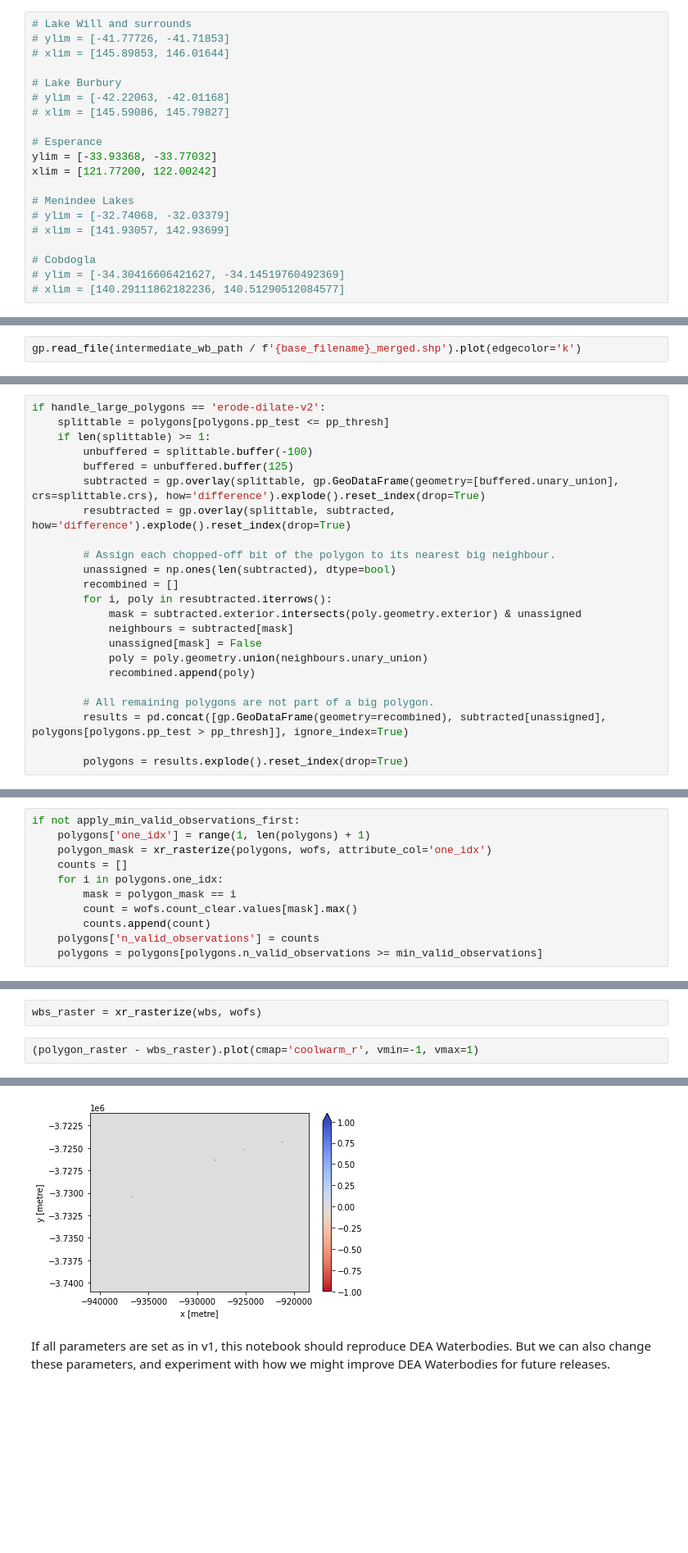
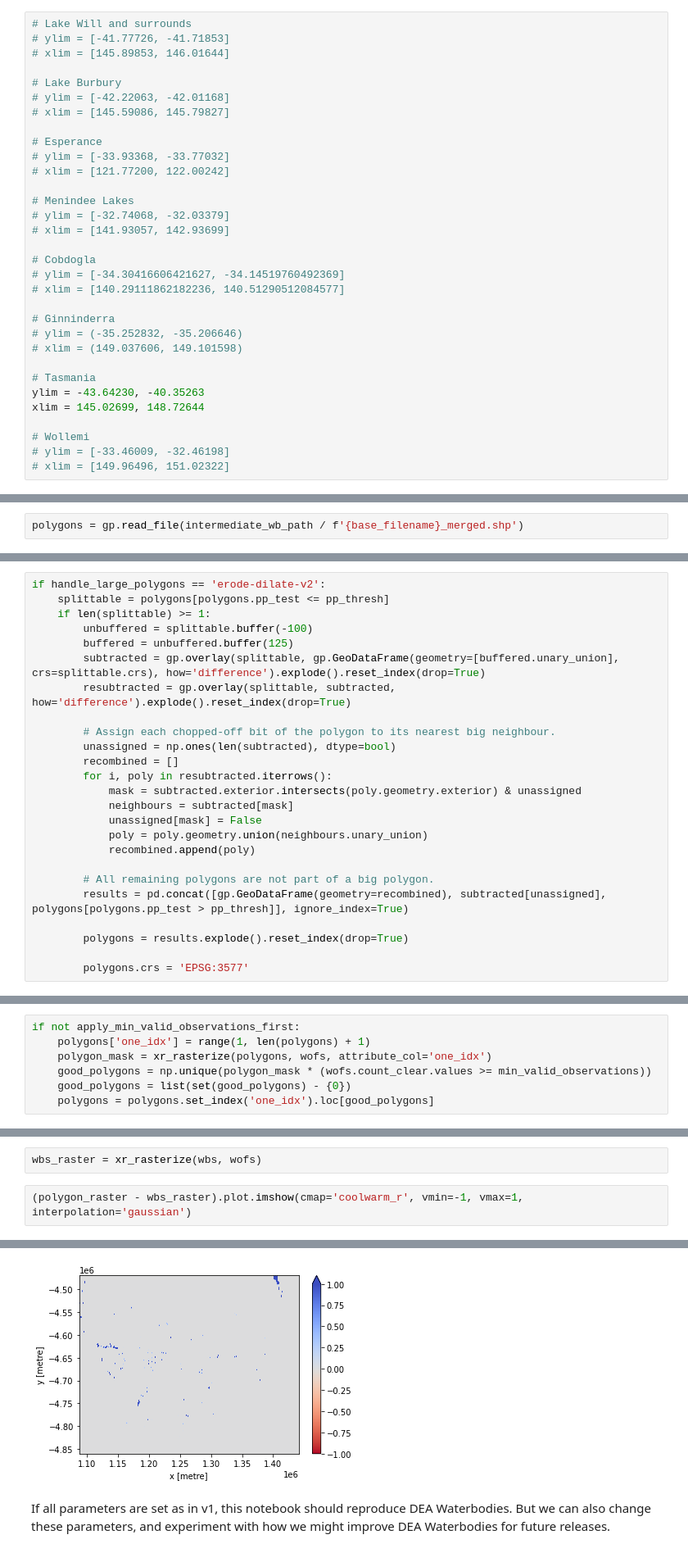
Before and after one commit to GeoscienceAustralia/dea-waterbodies, a Jupyter notebook: WaterbodyPolygons.ipynb, the cells around one changed output, grey strips where cells are left out. Shown at 82% size. Cells and saved outputs as stored; diff of their text form; blank space fills up the shorter version.

Commit message:
Subpixel polygons

```diff
--- a/WaterbodyPolygons.ipynb
+++ b/WaterbodyPolygons.ipynb
@@ -160,8 +191,8 @@ pp_thresh = 0.005
 # xlim = [145.59086, 145.79827]
 
 # Esperance
-ylim = [-33.93368, -33.77032]
-xlim = [121.77200, 122.00242]
+# ylim = [-33.93368, -33.77032]
+# xlim = [121.77200, 122.00242]
 
 # Menindee Lakes
 # ylim = [-32.74068, -32.03379]
@@ -170,6 +201,18 @@ xlim = [121.77200, 122.00242]
 # Cobdogla
 # ylim = [-34.30416606421627, -34.14519760492369]
 # xlim = [140.29111862182236, 140.51290512084577]
+
+# Ginninderra
+# ylim = (-35.252832, -35.206646)
+# xlim = (149.037606, 149.101598)
+
+# Tasmania
+ylim = -43.64230, -40.35263
+xlim = 145.02699, 148.72644
+
+# Wollemi
+# ylim = [-33.46009, -32.46198]
+# xlim = [149.96496, 151.02322]
 # %% [markdown]
 ### Output filename
 
@@ -373,4 +451,4 @@ polygons.to_file(intermediate_wb_path / f'{base_filename}_merged.geojson', drive
 # %% [markdown]
 We now have the 5% extent for all polygons detected at a 10% level:
 # %%
-gp.read_file(intermediate_wb_path / f'{base_filename}_merged.shp').plot(edgecolor='k')
+polygons = gp.read_file(intermediate_wb_path / f'{base_filename}_merged.shp')
@@ -452,6 +532,8 @@ if handle_large_polygons == 'erode-dilate-v2':
         results = pd.concat([gp.GeoDataFrame(geometry=recombined), subtracted[unassigned], polygons[polygons.pp_test > pp_thresh]], ignore_index=True)
 
         polygons = results.explode().reset_index(drop=True)
+
+        polygons.crs = 'EPSG:3577'
 # %%
 if handle_large_polygons == 'nothing':
     print('Not splitting large polygons')
@@ -469,13 +551,9 @@ Similar to how we applied the ocean mask, we will now remove all polygons that d
 if not apply_min_valid_observations_first:
     polygons['one_idx'] = range(1, len(polygons) + 1)
     polygon_mask = xr_rasterize(polygons, wofs, attribute_col='one_idx')
-    counts = []
-    for i in polygons.one_idx:
-        mask = polygon_mask == i
-        count = wofs.count_clear.values[mask].max()
-        counts.append(count)
-    polygons['n_valid_observations'] = counts
-    polygons = polygons[polygons.n_valid_observations >= min_valid_observations]
+    good_polygons = np.unique(polygon_mask * (wofs.count_clear.values >= min_valid_observations))
+    good_polygons = list(set(good_polygons) - {0})
+    polygons = polygons.set_index('one_idx').loc[good_polygons]
 # %% [markdown]
 We have now excluded polygons with a small number of observations:
 # %%
@@ -529,5 +607,5 @@ polygon_raster = xr_rasterize(polygons, wofs)
 # %%
 wbs_raster = xr_rasterize(wbs, wofs)
 # %%
-(polygon_raster - wbs_raster).plot(cmap='coolwarm_r', vmin=-1, vmax=1)
+(polygon_raster - wbs_raster).plot.imshow(cmap='coolwarm_r', vmin=-1, vmax=1, interpolation='gaussian')
 # %% [output]
@@ -535,3 +613,3 @@ wbs_raster = xr_rasterize(wbs, wofs)
-[figure, old version]
+[figure, new version]
 # %% [markdown]
 If all parameters are set as in v1, this notebook should reproduce DEA Waterbodies. But we can also change these parameters, and experiment with how we might improve DEA Waterbodies for future releases.
```
Also changed, not shown: parts of 28 cells of this notebook, 1 other file.
